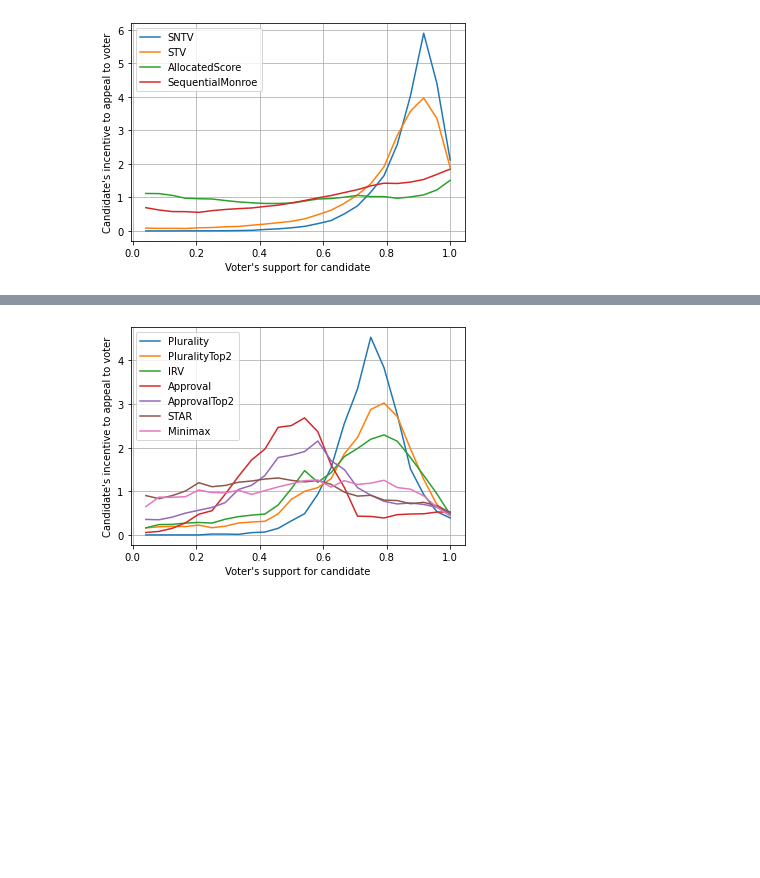
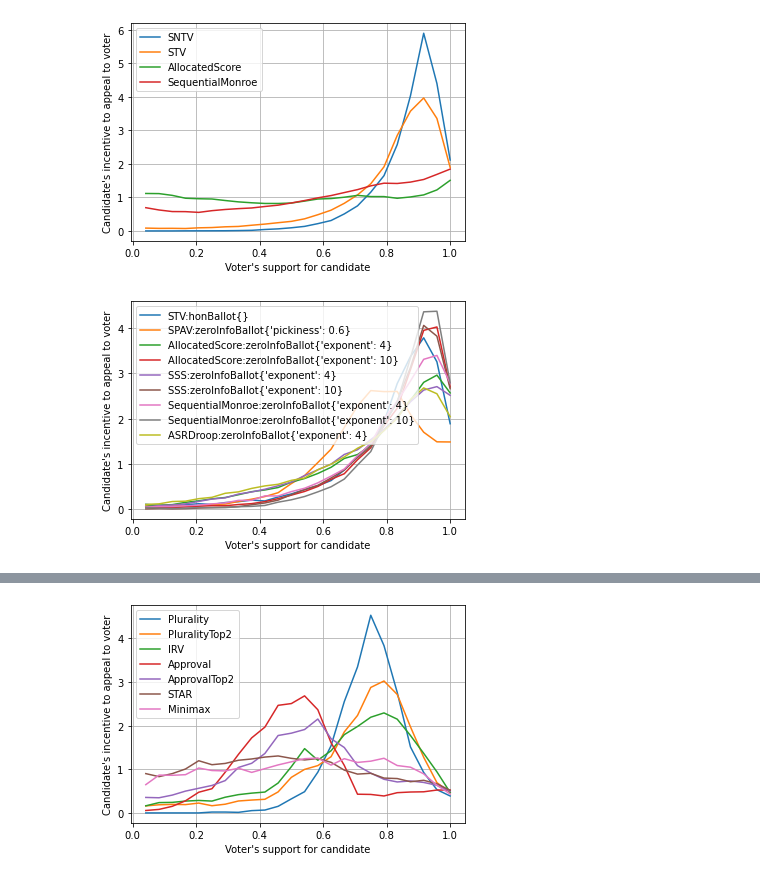
Before and after one commit to electionscience/vse-sim, a Jupyter notebook: CIDresultsgen.ipynb, the cells around one changed output, grey strips where cells are left out. Drawn from its saved outputs; the diff is of its cells as text; code cells hidden in the pictures; blank space fills up the shorter version.

```diff
--- a/CIDresultsgen.ipynb
+++ b/CIDresultsgen.ipynb
@@ -21,3 +21,14 @@ basemw.chart()
 [figure]
 # %%
 basemw.saveFile("basemw", False)
+# %%
+mwpickycid = CID(KSModel(),[STV, (SPAV, Approval.zeroInfoBallot, {'pickiness':0.6}),
+                            (AllocatedScore, STAR.zeroInfoBallot, {'exponent':4}), (AllocatedScore, STAR.zeroInfoBallot, {'exponent':10}),
+                            (SSS, STAR.zeroInfoBallot, {'exponent':4}), (SSS, STAR.zeroInfoBallot, {'exponent':10}),
+                            (SequentialMonroe, STAR.zeroInfoBallot, {'exponent':4}), (SequentialMonroe, STAR.zeroInfoBallot, {'exponent':10}),
+                            (ASRDroop, STAR.zeroInfoBallot, {'exponent':4}), (ASRDroop, STAR.zeroInfoBallot, {'exponent':4})],
+                 72, 10, 1000, 4)
+mwpickycid.saveFile("mwpicky")
+mwpickycid.chart(False)
+# %% [output]
+[figure, added]
```
Also changed, not shown: parts of 7 cells of this notebook, 11 other files.
